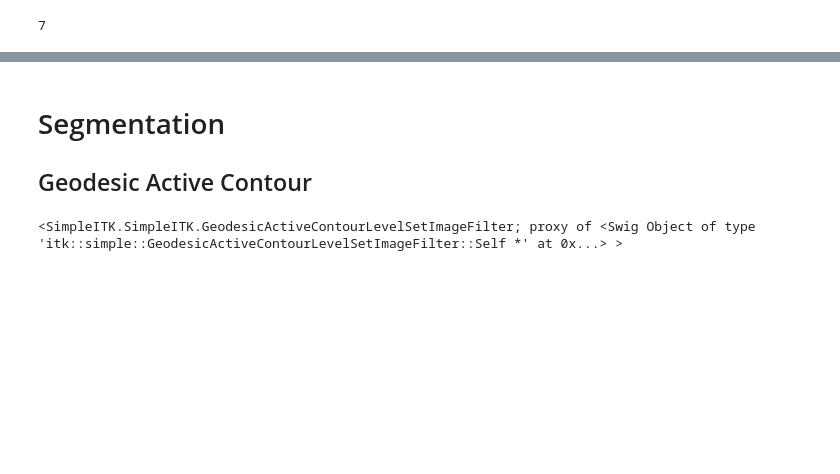
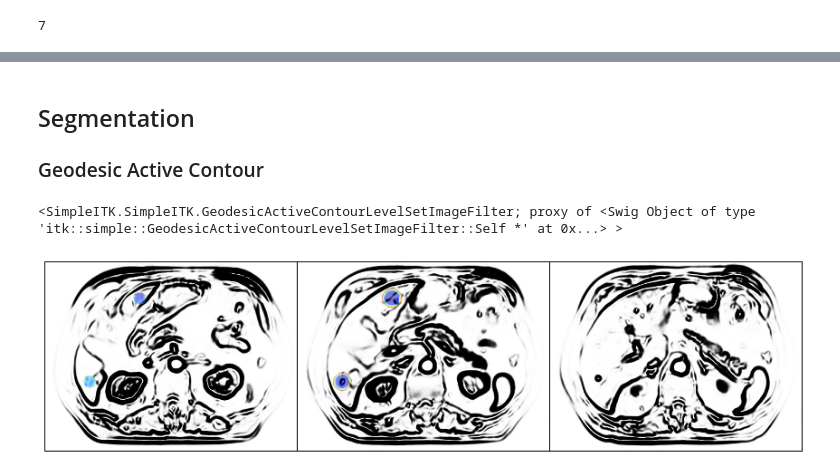
Before and after one commit to jon-young/medicalimage, a Jupyter notebook: Liver Segmentation 3D.ipynb, the cells around one changed output, grey strips where cells are left out. Saved outputs shown, nothing was run; the diff lists cells and outputs as text; code cells hidden in the pictures; blank space fills up the shorter version.

```diff
--- a/Liver Segmentation 3D.ipynb
+++ b/Liver Segmentation 3D.ipynb
@@ -176,7 +246,7 @@ show_imgs(imgSigmoid, initImg)
 # %% [markdown]
-# Segmentation
+## Segmentation
 
-## Geodesic Active Contour
+### Geodesic Active Contour
 # %%
 gac = sitk.GeodesicActiveContourLevelSetImageFilter()
 gac.SetPropagationScaling(1.0)
@@ -195,0 +259,6 @@ show_imgs(imgSigmoid, gac3D)
+# %%
+gac3D = gac.Execute(initImg, sitk.Cast(imgSlices, sitk.sitkFloat32))
+# %%
+tile_slices(imgSigmoid, [0, 5, 9], gac3D)
+# %% [output]
+[figure, added]
```
Also changed, not shown: parts of 47 cells of this notebook.
